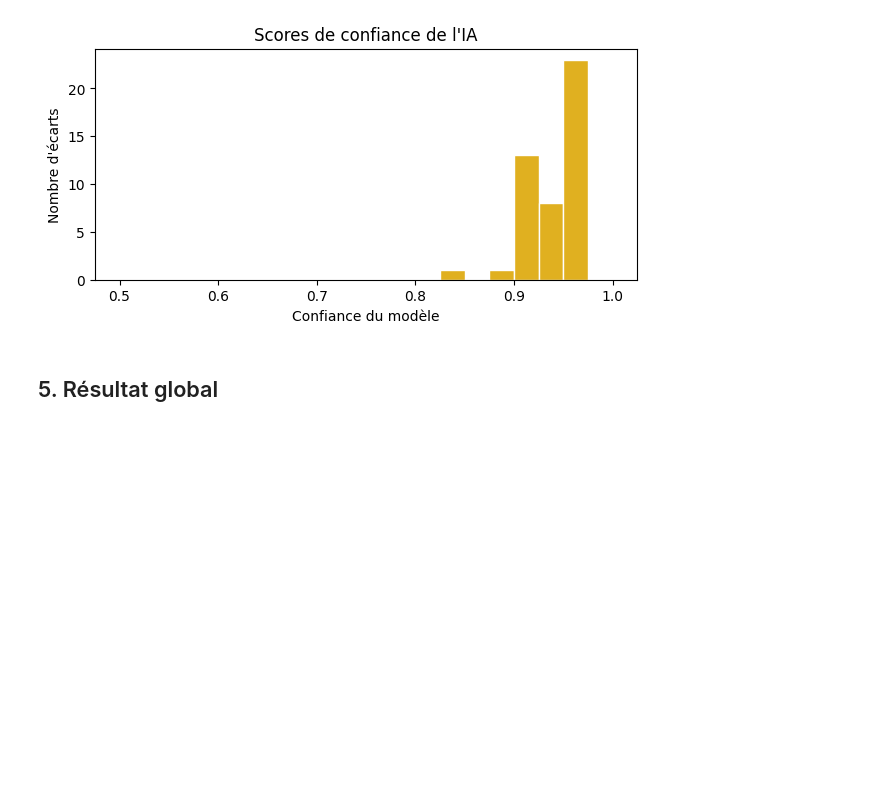
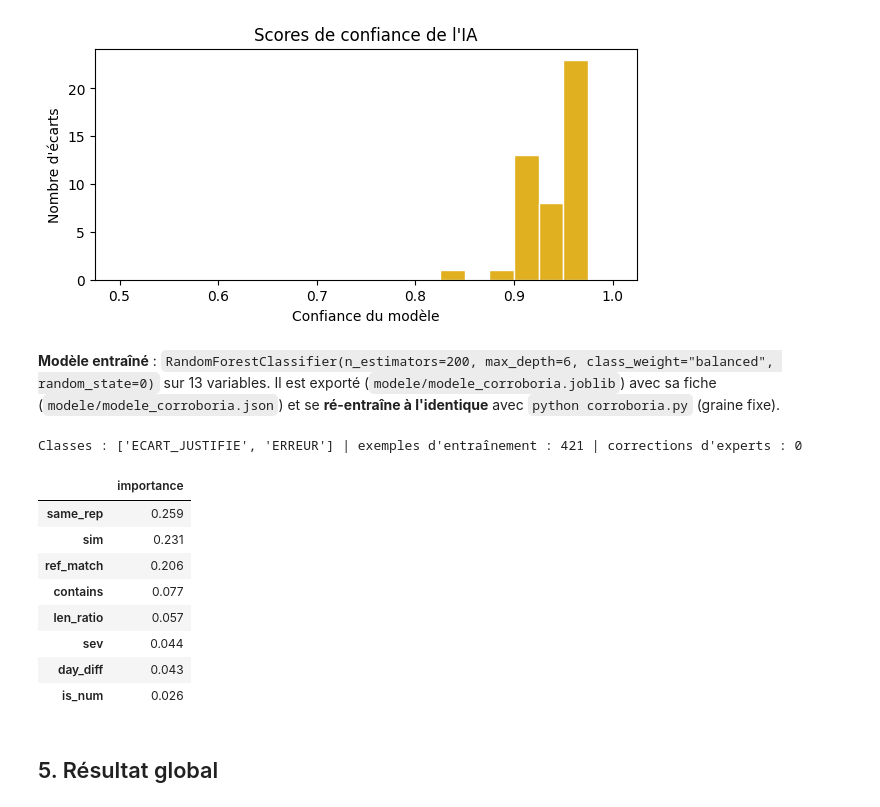
Before and after one commit to Thelazerlog/CodeMLCorroborAI, a Jupyter notebook: CorroborIA_remise.ipynb, the cells around one changed output. Drawn from its saved outputs; the diff is of its cells as text; code cells hidden in the pictures; blank space fills up the shorter version.

```diff
--- a/CorroborIA_remise.ipynb
+++ b/CorroborIA_remise.ipynb
@@ -116,6 +116,24 @@ plt.show()
 # %% [output]
 46 écarts tranchés par l'IA ; confiance moyenne 94.0% (min 84%, max 97%)
 [figure]
+# %% [markdown]
+**Modèle entraîné** : `RandomForestClassifier(n_estimators=200, max_depth=6, class_weight="balanced", random_state=0)` sur 13 variables. Il est exporté
+(`modele/modele_corroboria.joblib`) avec sa fiche (`modele/modele_corroboria.json`) et se **ré-entraîne à l'identique** avec `python corroboria.py` (graine fixe).
+# %%
+fiche = json.loads((ROOT / "modele" / "modele_corroboria.json").read_text(encoding="utf-8"))
+print("Classes :", fiche["classes"], "| exemples d'entraînement :", fiche["exemples_entrainement"], "| corrections d'experts :", fiche["corrections_experts_utilisees"])
+pd.Series(fiche["importance_des_variables"], name="importance").head(8).to_frame()
+# %% [output]
+Classes : ['ECART_JUSTIFIE', 'ERREUR'] | exemples d'entraînement : 421 | corrections d'experts : 0
+|  | importance |
+| same_rep | 0.259 |
+| sim | 0.231 |
+| ref_match | 0.206 |
+| contains | 0.077 |
+| len_ratio | 0.057 |
+| sev | 0.044 |
+| day_diff | 0.043 |
+| is_num | 0.026 |
 # %% [markdown]
 ## 5. Résultat global
 # %%
```
Also changed, not shown: parts of 9 cells of this notebook, 54 other files.
